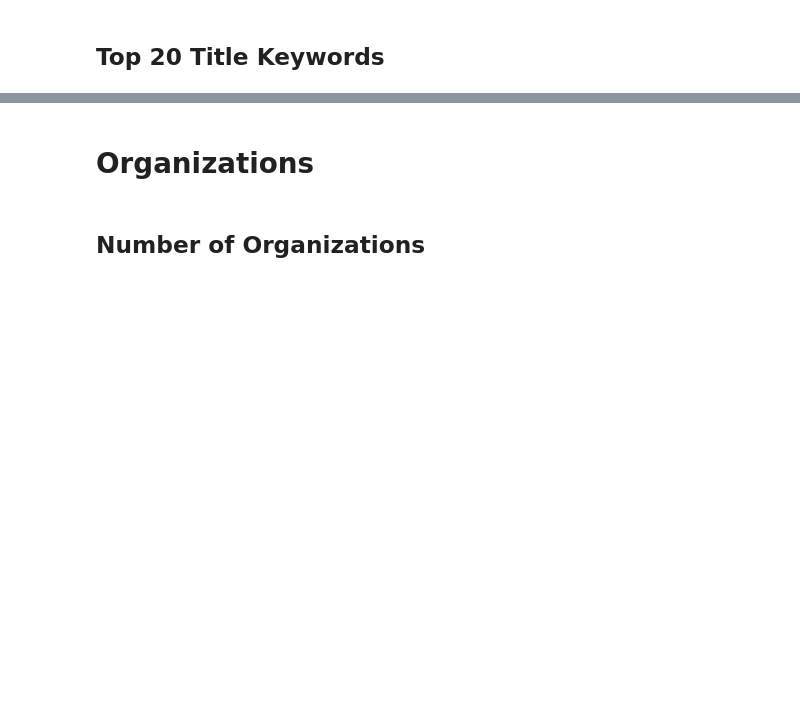
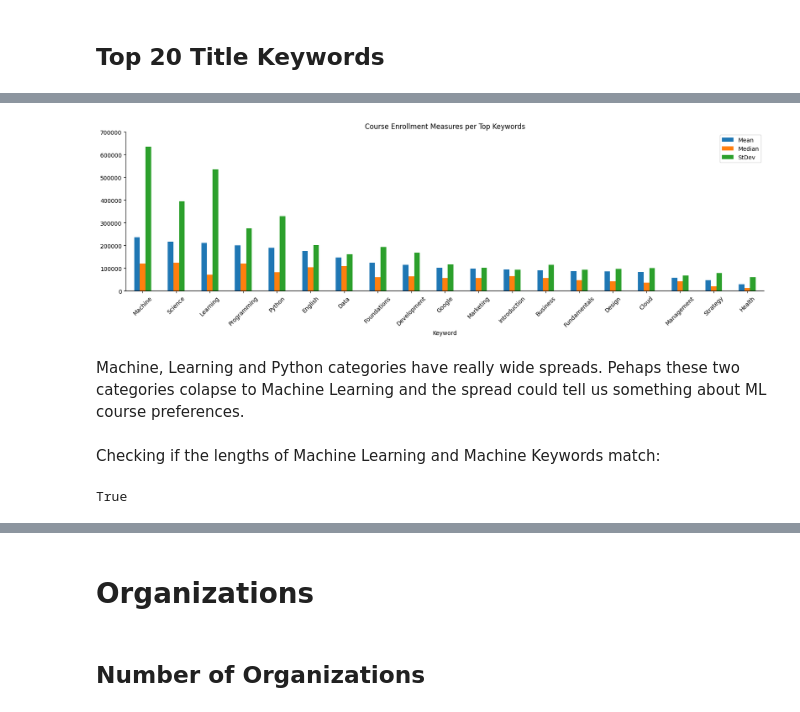
Before and after one commit to Jpooouks/coursera-eda, a Jupyter notebook: Coursera Project JP.ipynb, the cells around one changed output, grey strips where cells are left out. Cells and saved outputs as stored; diff of their text form; code cells hidden in the pictures; blank space fills up the shorter version.

```diff
--- a/Coursera Project JP.ipynb
+++ b/Coursera Project JP.ipynb
@@ -167,0 +167,22 @@ split_titles.head(20)
+# %%
+keyword_mean_med = pd.DataFrame(index=['Mean', 'Median', 'StDev'])
+for i in range(19):
+    keyword_mean_med[split_titles.index[i]] = data[data['course_title'].str.contains(
+    split_titles.index[i])]['course_students_enrolled_numeric'].agg([np.mean, np.median, np.std]).values
+# %%
+keyword_mean_med.T.sort_values('Mean',ascending=False).plot(kind='bar', figsize=(20,5), rot=45)
+ax = plt.gca()
+ax.spines[['top','right']].set_visible(False)
+ax.set_title('Course Enrollment Measures per Top Keywords')
+ax.set_xlabel('Keyword')
+ax.set_ylim(0,0.7E6);
+# %% [output]
+[figure, added]
+# %% [markdown]
+Machine, Learning and Python categories have really wide spreads. Pehaps these two categories colapse to Machine Learning and the spread could tell us something about ML course preferences.
+# %% [markdown]
+Checking if the lengths of Machine Learning and Machine Keywords match:
+# %%
+len(data[data['course_title'].str.contains('Machine Learning')]) == split_titles.loc['Machine'][0]
+# %% [output]
+True
```
Also changed, not shown: parts of 20 cells of this notebook.
